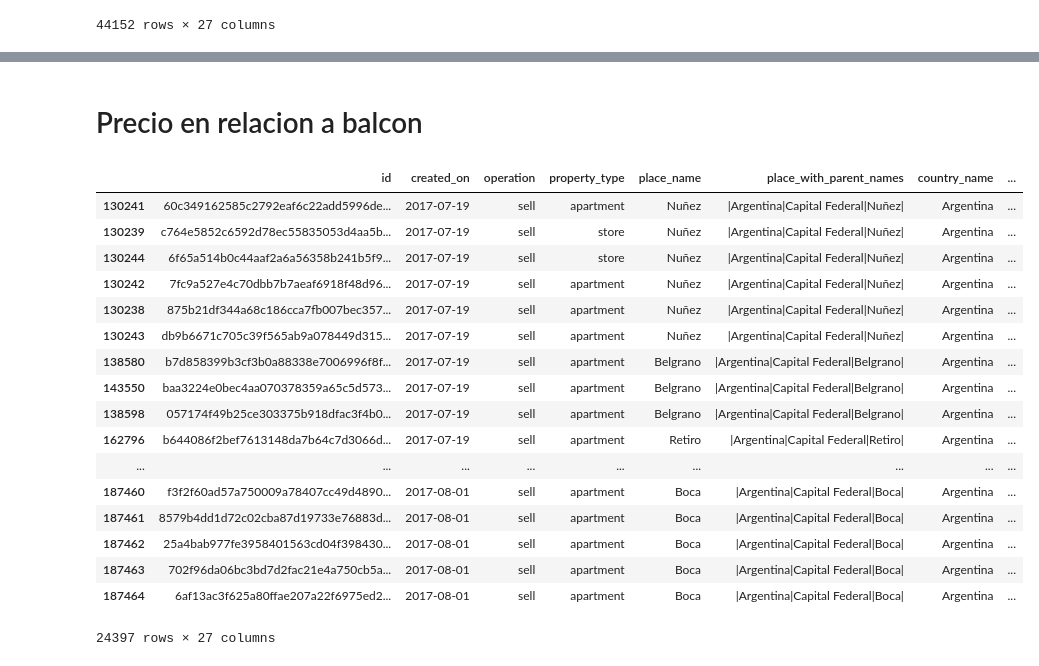
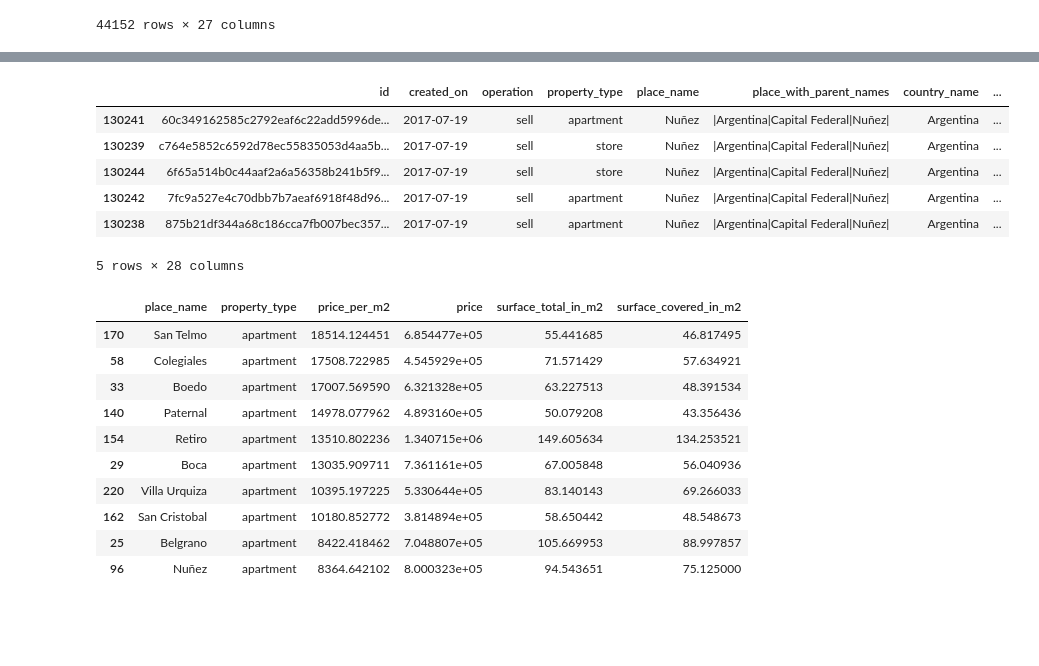
Before and after one commit to NicoGallegos/tpdatos, a Jupyter notebook: TP 1.ipynb, the cells around one changed output, grey strips where cells are left out. Cells and saved outputs as stored; diff of their text form; code cells hidden in the pictures; blank space fills up the shorter version.

```diff
--- a/TP 1.ipynb
+++ b/TP 1.ipynb
@@ -83,0 +90,8 @@ datosCapital.head()
+# %%
+#Cantidad de ventas por zona
+datosCapital['total'] = 1
+totalDatosCapitalByPlaces = datosCapital.groupby(['place_name', 'property_type']).sum()
+totalDatosCapitalByPlaces = totalDatosCapitalByPlaces[['total']].reset_index()
+#totalDatosCapitalByPlaces = totalDatosCapitalByPlaces.sort_values('total', ascending=False)
+totalApartamentos =  totalDatosCapitalByPlaces[totalDatosCapitalByPlaces['property_type'] == 'apartment']
+totalApartamentos.sort_values('total', ascending=False).head(10)
@@ -152,26 +218,14 @@ datosCapitalBySurface.head(10)
-# %% [markdown]
-# Precio en relacion a balcon
 # %%
 #Supongo que si hay superficie cubierta es menor a la total, hay balcones. Y quiero ver esa diferencia
 datosCapitalBalcon = datosCapital[datosCapital['surface_total_in_m2'] > datosCapital['surface_covered_in_m2']]
-datosCapitalBalconFiltered = datosCapitalBalcon[['place_name','property_type', 'price']]
-datosCapitalBalcon.sort_values('price', ascending=False)
+#datosCapitalBalconFiltered = datosCapitalBalcon[['place_name','property_type', 'price']]
+#datosCapitalBalconFiltered.sort_values('price', ascending=False)
+datosCapitalBalcon.sort_values('price', ascending=False).head()
 # %% [output]
 |  | id | created_on | operation | property_type | place_name | place_with_parent_names | country_name | ... |
 | 130241 | 60c349162585c2792eaf6c22add5996de... | 2017-07-19 | sell | apartment | Nuñez | |Argentina|Capital Federal|Nuñez| | Argentina | ... |
 | 130239 | c764e5852c6592d78ec55835053d4aa5b... | 2017-07-19 | sell | store | Nuñez | |Argentina|Capital Federal|Nuñez| | Argentina | ... |
 | 130244 | 6f65a514b0c44aaf2a6a56358b241b5f9... | 2017-07-19 | sell | store | Nuñez | |Argentina|Capital Federal|Nuñez| | Argentina | ... |
 | 130242 | 7fc9a527e4c70dbb7b7aeaf6918f48d96... | 2017-07-19 | sell | apartment | Nuñez | |Argentina|Capital Federal|Nuñez| | Argentina | ... |
 | 130238 | 875b21df344a68c186cca7fb007bec357... | 2017-07-19 | sell | apartment | Nuñez | |Argentina|Capital Federal|Nuñez| | Argentina | ... |
-| 130243 | db9b6671c705c39f565ab9a078449d315... | 2017-07-19 | sell | apartment | Nuñez | |Argentina|Capital Federal|Nuñez| | Argentina | ... |
-| 138580 | b7d858399b3cf3b0a88338e7006996f8f... | 2017-07-19 | sell | apartment | Belgrano | |Argentina|Capital Federal|Belgrano| | Argentina | ... |
-| 143550 | baa3224e0bec4aa070378359a65c5d573... | 2017-07-19 | sell | apartment | Belgrano | |Argentina|Capital Federal|Belgrano| | Argentina | ... |
-| 138598 | 057174f49b25ce303375b918dfac3f4b0... | 2017-07-19 | sell | apartment | Belgrano | |Argentina|Capital Federal|Belgrano| | Argentina | ... |
-| 162796 | b644086f2bef7613148da7b64c7d3066d... | 2017-07-19 | sell | apartment | Retiro | |Argentina|Capital Federal|Retiro| | Argentina | ... |
-| ... | ... | ... | ... | ... | ... | ... | ... | ... |
-| 187460 | f3f2f60ad57a750009a78407cc49d4890... | 2017-08-01 | sell | apartment | Boca | |Argentina|Capital Federal|Boca| | Argentina | ... |
-| 187461 | 8579b4dd1d72c02cba87d19733e76883d... | 2017-08-01 | sell | apartment | Boca | |Argentina|Capital Federal|Boca| | Argentina | ... |
-| 187462 | 25a4bab977fe3958401563cd04f398430... | 2017-08-01 | sell | apartment | Boca | |Argentina|Capital Federal|Boca| | Argentina | ... |
-| 187463 | 702f96da06bc3bd7d2fac21e4a750cb5a... | 2017-08-01 | sell | apartment | Boca | |Argentina|Capital Federal|Boca| | Argentina | ... |
-| 187464 | 6af13ac3f625a80ffae207a22f6975ed2... | 2017-08-01 | sell | apartment | Boca | |Argentina|Capital Federal|Boca| | Argentina | ... |
-24397 rows × 27 columns
+5 rows × 28 columns
@@ -177,0 +235,15 @@ datosCapitalBalcon.sort_values('price', ascending=False)
+# %%
+promedioApartment = datosCapitalBalconGP[datosCapitalBalconGP['property_type'] == 'apartment']
+promedioApartment.sort_values('price_per_m2', ascending=False).head(10)
+# %% [output]
+|  | place_name | property_type | price_per_m2 | price | surface_total_in_m2 | surface_covered_in_m2 |
+| 170 | San Telmo | apartment | 18514.124451 | 6.854477e+05 | 55.441685 | 46.817495 |
+| 58 | Colegiales | apartment | 17508.722985 | 4.545929e+05 | 71.571429 | 57.634921 |
+| 33 | Boedo | apartment | 17007.569590 | 6.321328e+05 | 63.227513 | 48.391534 |
+| 140 | Paternal | apartment | 14978.077962 | 4.893160e+05 | 50.079208 | 43.356436 |
+| 154 | Retiro | apartment | 13510.802236 | 1.340715e+06 | 149.605634 | 134.253521 |
+| 29 | Boca | apartment | 13035.909711 | 7.361161e+05 | 67.005848 | 56.040936 |
+| 220 | Villa Urquiza | apartment | 10395.197225 | 5.330644e+05 | 83.140143 | 69.266033 |
+| 162 | San Cristobal | apartment | 10180.852772 | 3.814894e+05 | 58.650442 | 48.548673 |
+| 25 | Belgrano | apartment | 8422.418462 | 7.048807e+05 | 105.669953 | 88.997857 |
+| 96 | Nuñez | apartment | 8364.642102 | 8.000323e+05 | 94.543651 | 75.125000 |
```
Also changed, not shown: parts of 23 cells of this notebook.
